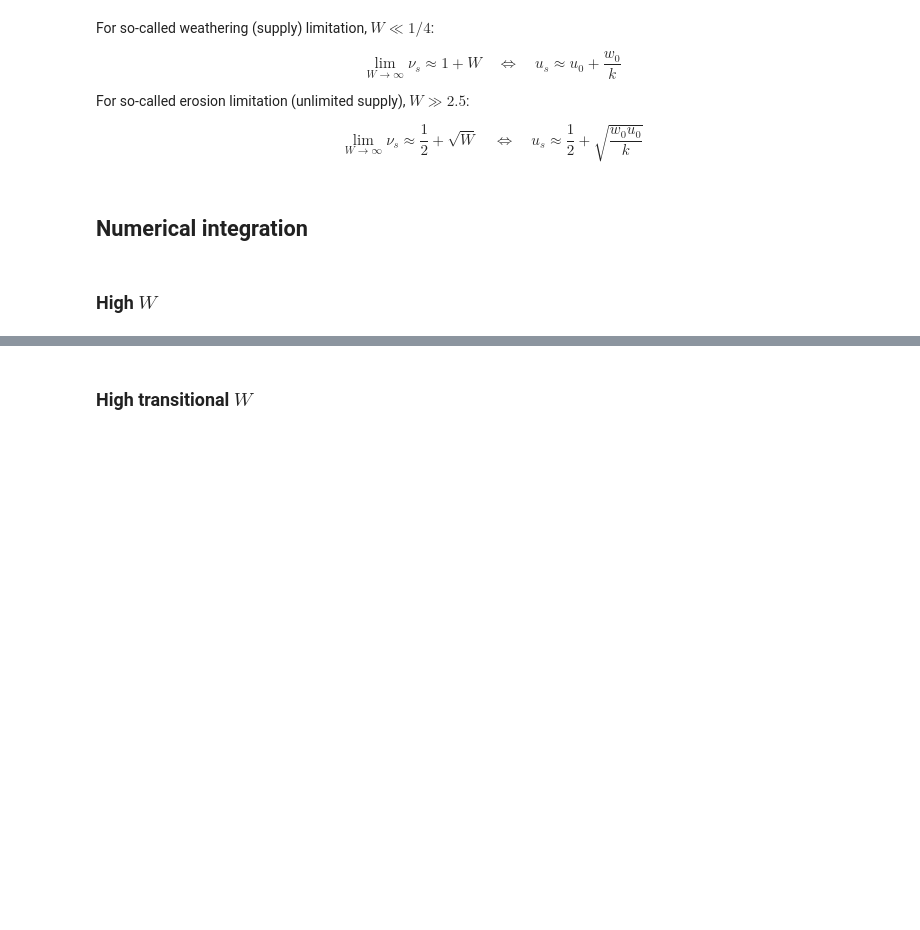
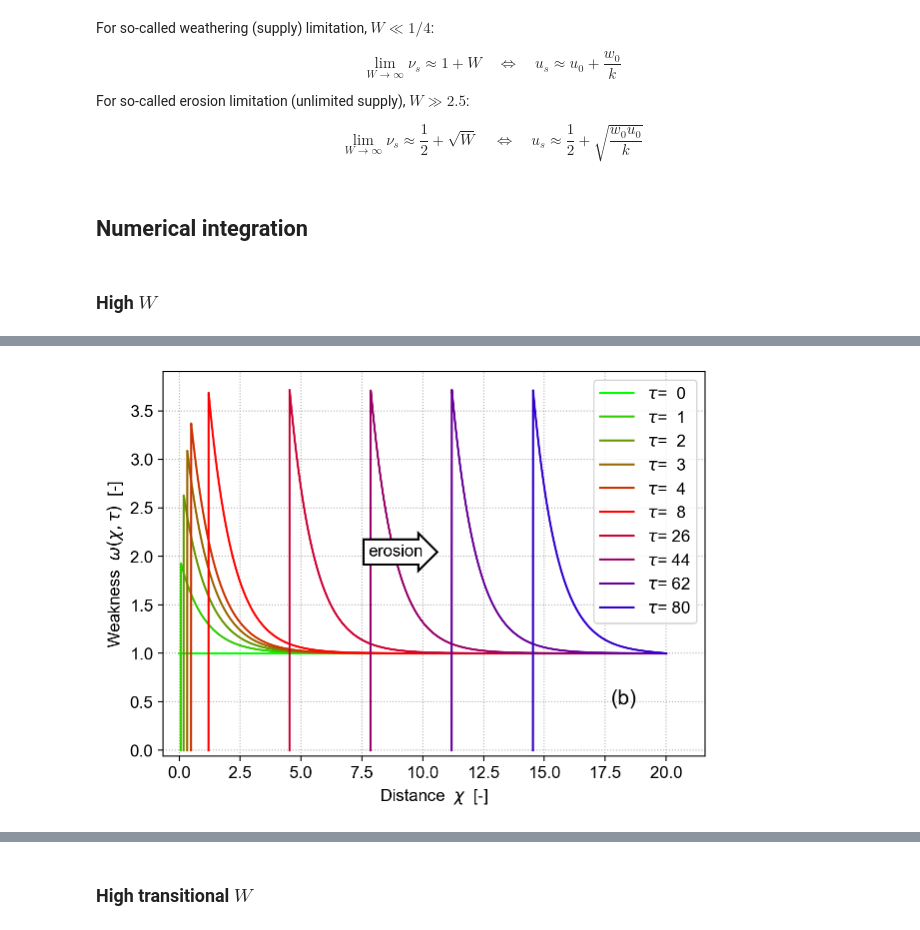
Before and after one commit to cstarkjp/WMBE, a Jupyter notebook: notebooks/Simulation.ipynb, the cells around one changed output, grey strips where cells are left out. Cells and saved outputs as stored; diff of their text form; code cells hidden in the pictures; blank space fills up the shorter version.

```diff
--- a/notebooks/Simulation.ipynb
+++ b/notebooks/Simulation.ipynb
@@ -55,7 +61,9 @@ wmbe.plot.plot_eta_evolution(fig_eta_evolution_highW, ew_highW,tc=20,nd=0)
 # %%
-fig_eta_evolution_highW \
-    = wmbe.plot.create_figure("highW_eta_evolution_subfigb")
-wmbe.plot.plot_eta_evolution(fig_eta_evolution_highW,
+fig_weakness_evolution_highW \
+    = wmbe.plot.create_figure("highW_weakness_evolution_subfigb")
+wmbe.plot.plot_weakness_evolution(fig_weakness_evolution_highW,
                             ew_highW,tc=20,nd=0,
                             text_label=((0.85,0.15),"(b)",15))
+# %% [output]
+[figure, added]
 # %%
```
Also changed, not shown: parts of 22 cells of this notebook, 4 other files.
